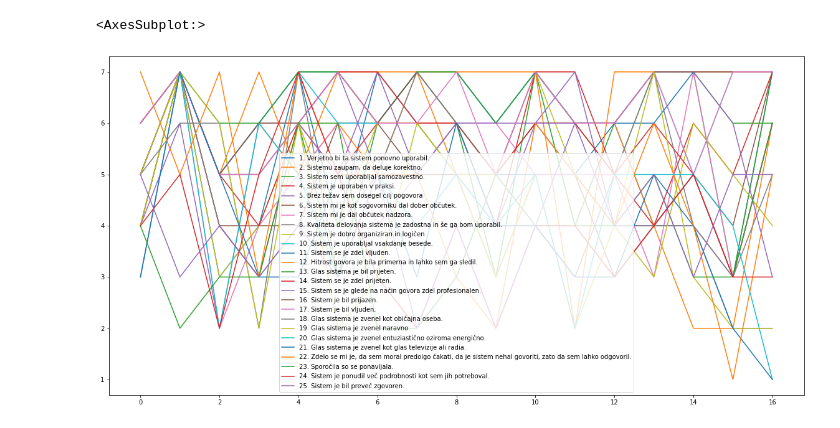
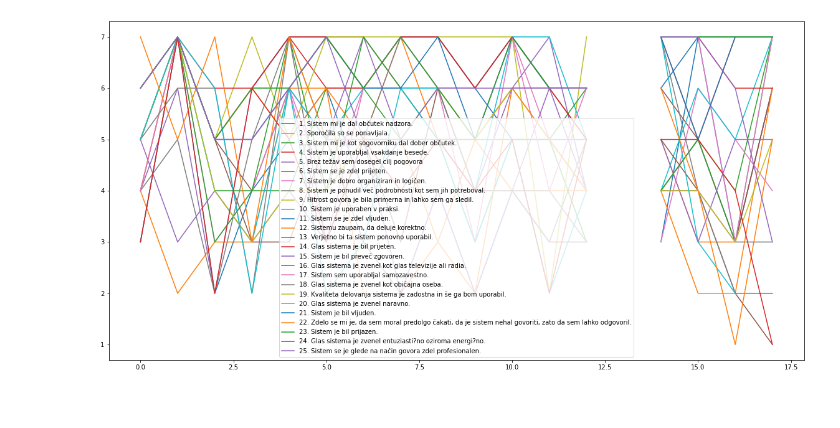
Before and after one commit to andrejkk/UPK, a Jupyter notebook: AKosir_UPK_Lec08_ExperimentalDesignAndImpl_SLO.ipynb, the cells around one changed output. Drawn from its saved outputs; the diff is of its cells as text; code cells hidden in the pictures.

```diff
--- a/AKosir_UPK_Lec08_ExperimentalDesignAndImpl_SLO.ipynb
+++ b/AKosir_UPK_Lec08_ExperimentalDesignAndImpl_SLO.ipynb
@@ -1324,20 +1393,32 @@ def get_ANOVA_SS(data_df):
 # %%
-## Analysis of results
-import numpy as np
-import pandas as pd
-import random
-import matplotlib.pyplot as plt
+# ---------------------------------------------------------------------------
+# Load data
+post_fn = 'https://raw.githubusercontent.com/andrejkk/UPK_DataImgs/master/2020-2021_PredPost-vprasalnik(dvogovor)(Responses).csv'
+data_df = pd.read_csv(post_fn, header=0, sep=';', encoding='utf8')
 
-# Load data
-post_fn = 'https://raw.githubusercontent.com/andrejkk/UPK_DataImgs/master/PredPost-vprasalnik(dvogovor)(Responses).csv'
-data_df = pd.read_csv(post_fn, header=0, sep=';', encoding='utf8')
+#qs_weights_fn = 'https://raw.githubusercontent.com/andrejkk/UPK_DataImgs/master/QualityOfConvSys_Weights.cvs'
+#qs_weights_df = pd.read_csv(qs_weights_fn, header=0, sep=';', encoding='utf8')
 
 # Selectors
 post_qs_inds = list(range(11,36))
 anws_df = data_df.iloc[:, post_qs_inds]
 
 # Plot answers
 anws_df.plot(figsize=(20,10))
+
+
+
+# Selectors
+post_qs_inds = list(range(11,36))
+data_qs_df = data_df.iloc[:, post_qs_inds].drop([13])
+
+
+# Estimate latent variables
+qa_mat = data_qs_df.to_numpy()
+la_mat = qs_weights_df.to_numpy()
+speech_quality_est_np = get_linear_scores_D(qa_mat, la_mat) # was data_qs_df.dot(qs_weights_df.to_numpy())
+
+speech_quality_est_df = pd.DataFrame(speech_quality_est_np)
+speech_quality_est_df.columns = ['UGO', 'CSB', 'SC', 'V']
 # %% [output]
-<AxesSubplot:>
-[figure, old version]
+[figure, new version]
```
Also changed, not shown: parts of 22 cells of this notebook, 2 other files.
